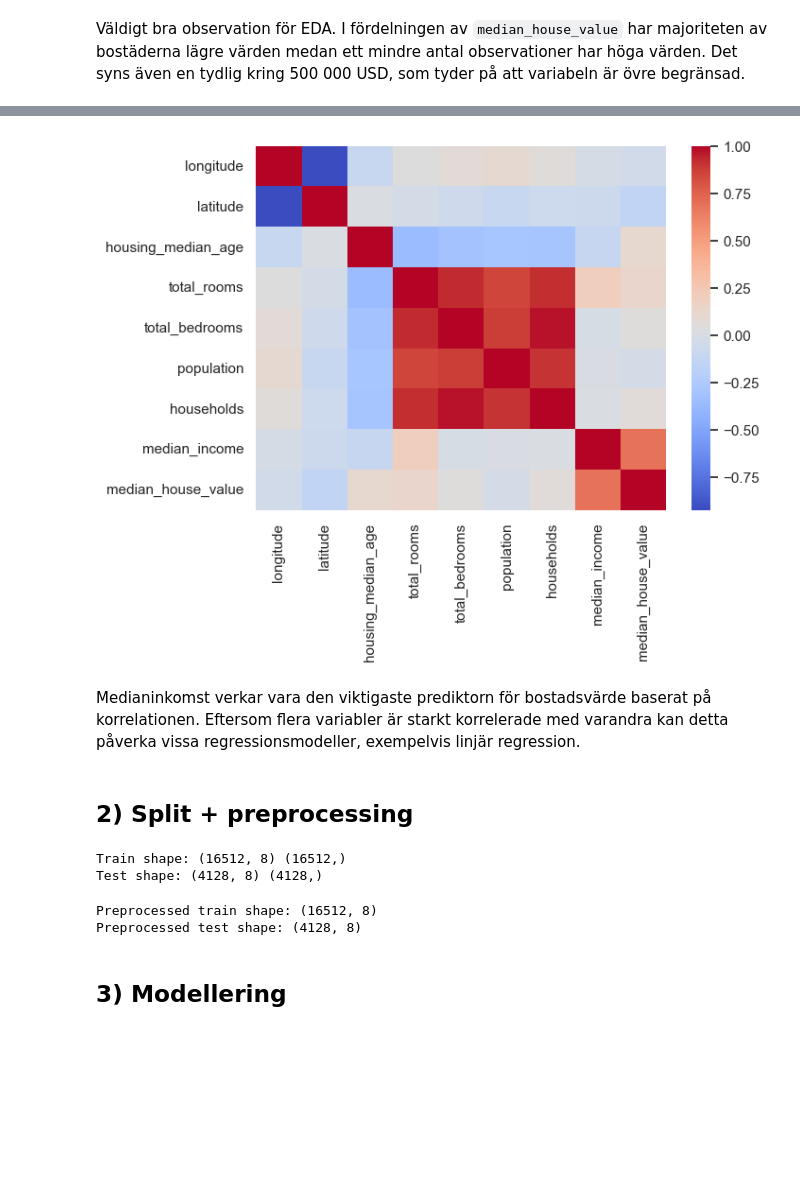
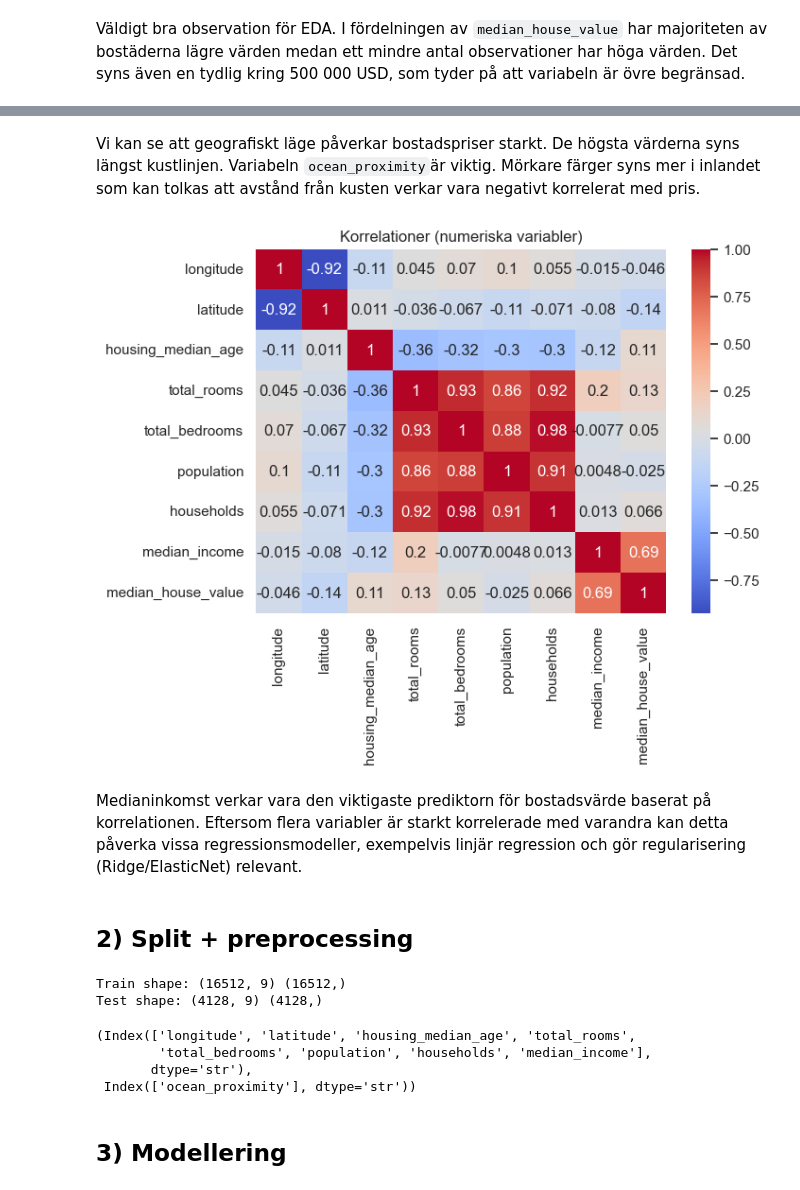
Before and after one commit to KataBeh/California-Housing, a Jupyter notebook: ML_Uppgift1_Katarina_Behrami.ipynb, the cells around one changed output, grey strips where cells are left out. Cells and saved outputs as stored; diff of their text form; code cells hidden in the pictures; blank space fills up the shorter version.

Commit message:
Small adjustment after columntransformer

```diff
--- a/ML_Uppgift1_Katarina_Behrami.ipynb
+++ b/ML_Uppgift1_Katarina_Behrami.ipynb
@@ -74,7 +91,7 @@ median_house_value      0
 ocean_proximity         0
 dtype: int64
 # %%
-df["total_bedrooms"]= df["total_bedrooms"].fillna(df["total_bedrooms"].median())
+#df["total_bedrooms"]= df["total_bedrooms"].fillna(df["total_bedrooms"].median())
 # %%
 print("Missing values per column:")
 df.isna().sum()
@@ -107,18 +126,22 @@ Väldigt bra observation för EDA. I fördelningen av `median_house_value` har m
+# %% [markdown]
+Vi kan se att geografiskt läge påverkar bostadspriser starkt. De högsta värderna syns längst kustlinjen. Variabeln `ocean_proximity`är viktig. Mörkare färger syns mer i inlandet som kan tolkas att avstånd från kusten verkar vara negativt korrelerat med pris.
 # %%
+# Korrelationsmatris
 plt.figure(figsize=(7, 5))
-sns.heatmap(df.corr(numeric_only=True), annot=False, cmap="coolwarm")
+sns.heatmap(df.corr(numeric_only=True), annot=True, cmap="coolwarm")
+plt.title("Korrelationer (numeriska variabler)")
 plt.show()
 # %% [output]
-[figure, old version]
+[figure, new version]
 # %% [markdown]
-Medianinkomst verkar vara den viktigaste prediktorn för bostadsvärde baserat på korrelationen. Eftersom flera variabler är starkt korrelerade med varandra kan detta påverka vissa regressionsmodeller, exempelvis linjär regression.
+Medianinkomst verkar vara den viktigaste prediktorn för bostadsvärde baserat på korrelationen. Eftersom flera variabler är starkt korrelerade med varandra kan detta påverka vissa regressionsmodeller, exempelvis linjär regression och gör regularisering (Ridge/ElasticNet) relevant.
 # %% [markdown]
 ## 2) Split + preprocessing
 # %%
 target_column_name = "median_house_value"
 
 # Features + target
-X_full = df.drop(columns=[target_column_name, "ocean_proximity"])
+X_full = df.drop(columns=[target_column_name])
 y_full = df[target_column_name]
 
 # Split (80/20)
@@ -132,23 +155,36 @@ X_train, X_test, y_train, y_test = train_test_split(
 print("Train shape:", X_train.shape, y_train.shape)
 print("Test shape:", X_test.shape, y_test.shape)
 # %% [output]
-Train shape: (16512, 8) (16512,)
-Test shape: (4128, 8) (4128,)
+Train shape: (16512, 9) (16512,)
+Test shape: (4128, 9) (4128,)
+# %%
+# Identiferar numeriska/ kategoriska features:
+
+numeric_features = X_train.select_dtypes(include=["int64", "float64"]).columns
+categorical_features = X_train.select_dtypes(include=["object", "category", "str"]).columns
+
+numeric_features, categorical_features
+# %% [output]
+(Index(['longitude', 'latitude', 'housing_median_age', 'total_rooms',
+        'total_bedrooms', 'population', 'households', 'median_income'],
+       dtype='str'),
+ Index(['ocean_proximity'], dtype='str'))
 # %%
-# Preprocessing: fit på train, transform på test
-preprocessing = Pipeline([
+# Preprocessing som fungerar för både numeriska och kategoriska kolumner:
+
+numeric_pipeline = Pipeline([
     ("imputer", SimpleImputer(strategy="median")),
     ("scaler", StandardScaler())
 ])
 
-X_train_proc = preprocessing.fit_transform(X_train)
-X_test_proc = preprocessing.transform(X_test)
+categorical_pipeline= Pipeline([
+    ("onehot", OneHotEncoder(handle_unknown="ignore"))
+])
 
-print("Preprocessed train shape:", X_train_proc.shape)
-print("Preprocessed test shape:", X_test_proc.shape)
+preprocess = ColumnTransformer([
+    ("numeric", numeric_pipeline, numeric_features),
+    ("categorical", categorical_pipeline, categorical_features)
+])
-# %% [output]
-Preprocessed train shape: (16512, 8)
-Preprocessed test shape: (4128, 8)
 # %% [markdown]
 ## 3) Modellering
 # %% [markdown]
```
Also changed, not shown: parts of 23 cells of this notebook, 1 other file.
